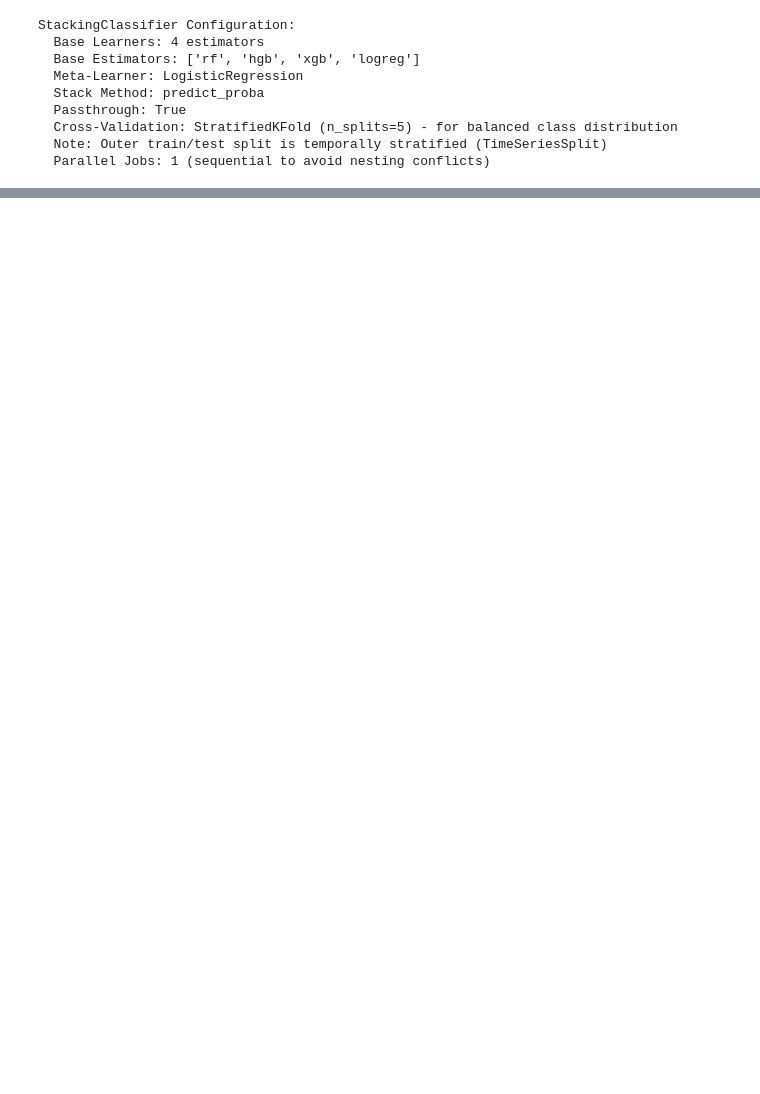
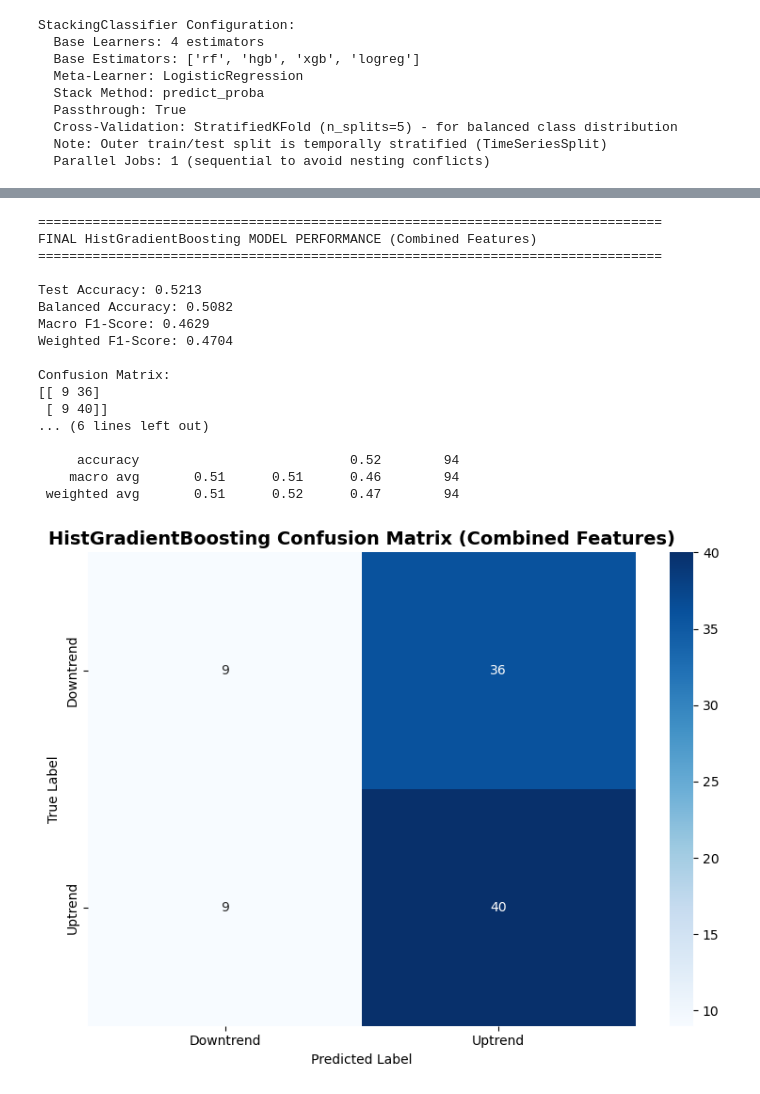
Before and after one commit to johngycmaker/btc_project, a Jupyter notebook: step7_Tuning_Stacking .ipynb, the cells around one changed output, grey strips where cells are left out. Cells and saved outputs as stored; diff of their text form; code cells hidden in the pictures; blank space fills up the shorter version.

```diff
--- a/step7_Tuning_Stacking .ipynb
+++ b/step7_Tuning_Stacking .ipynb
@@ -948,0 +848,48 @@ STACKING MODEL SUMMARY
+# %%
+# Evaluate tuned HistGradientBoosting model
+print("\n" + "="*80)
+print("FINAL HistGradientBoosting MODEL PERFORMANCE (Combined Features)")
+print("="*80)
+
+print(f"\nTest Accuracy: {accuracy_score(y_test_final, y_pred_final):.4f}")
+print(f"Balanced Accuracy: {balanced_accuracy_score(y_test_final, y_pred_final):.4f}")
+print(f"Macro F1-Score: {f1_score(y_test_final, y_pred_final, average='macro'):.4f}")
+print(f"Weighted F1-Score: {f1_score(y_test_final, y_pred_final, average='weighted'):.4f}")
+
+print("\nConfusion Matrix:")
+cm = confusion_matrix(y_test_final, y_pred_final, labels=[0, 1])
+print(cm)
+
+print("\nClassification Report:")
+print(classification_report(y_test_final, y_pred_final,
+                          target_names=['Downtrend (0)', 'Uptrend (1)']))
+
+# Plot confusion matrix
+plt.figure(figsize=(8, 6))
+sns.heatmap(cm, annot=True, fmt='d', cmap='Blues', cbar=True,
+            xticklabels=['Downtrend', 'Uptrend'],
+            yticklabels=['Downtrend', 'Uptrend'])
+plt.title('HistGradientBoosting Confusion Matrix (Combined Features)', fontsize=14, fontweight='bold')
+plt.ylabel('True Label')
+plt.xlabel('Predicted Label')
+plt.tight_layout()
+plt.show()
+# %% [output]
+================================================================================
+FINAL HistGradientBoosting MODEL PERFORMANCE (Combined Features)
+================================================================================
+
+Test Accuracy: 0.5213
+Balanced Accuracy: 0.5082
+Macro F1-Score: 0.4629
+Weighted F1-Score: 0.4704
+
+Confusion Matrix:
+[[ 9 36]
+ [ 9 40]]
+... (6 lines left out)
+
+     accuracy                           0.52        94
+    macro avg       0.51      0.51      0.46        94
+ weighted avg       0.51      0.52      0.47        94
+[figure, added]
```
Also changed, not shown: parts of 27 cells of this notebook, 3 other files.
